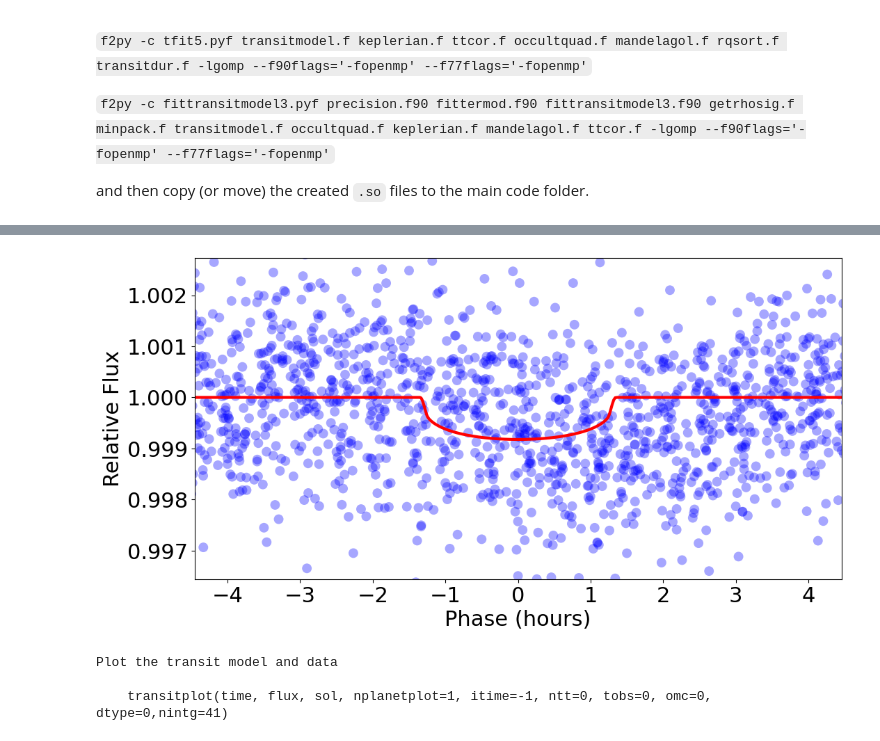
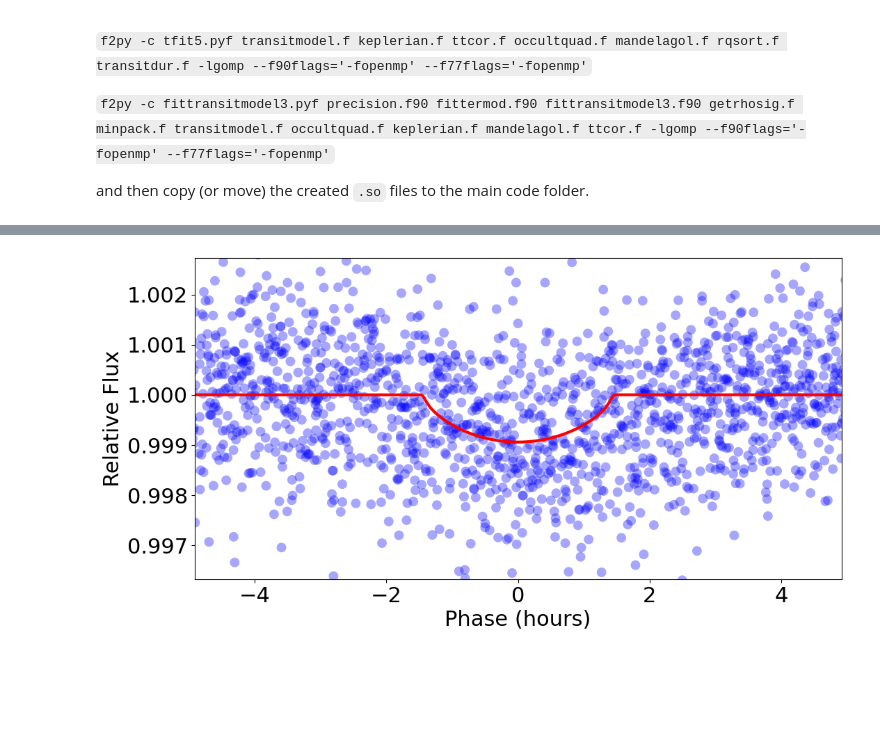
Before and after one commit to royalexis/bls_cuda, a Jupyter notebook: bls_cpu.ipynb, the cells around one changed output, grey strips where cells are left out. Saved outputs shown, nothing was run; the diff lists cells and outputs as text; code cells hidden in the pictures; blank space fills up the shorter version.

```diff
--- a/bls_cpu.ipynb
+++ b/bls_cpu.ipynb
@@ -85,30 +76,29 @@ Fortran Transit Model
 # %%
 # A basic transit model
 
-epo = 0.4498
-bper = 2.483
+bper = 2.483415
+epo = 0.44982
 rp_rs = 0.0263
 
 sol = np.zeros(18) # single planet model has up-to 18-model parameters
 
-sol[0]  = 0.8  # Mean stellar density (g/cm^3)
+sol[0]  = 0.6  # Mean stellar density (g/cm^3)
 sol[1]  = 0.0  # Only used for non-linear limb-darkening
-sol[2]  = 0.0  # Only used for non-linear limb-darkening
-sol[3]  = 0.6  # q1 (limb-darkening)
+sol[2]  = 0.6  # Only used for non-linear limb-darkening
 sol[4]  = 0.4  # q2 (limb-darkening)
 sol[5]  = 0.0  # dilution
 sol[6]  = 0.0  # Velocity offset
 sol[7]  = 0.0  # photometric zero point
-sol[8]  = epo #gbls_ans.epo            # Center of transit time (days)
-sol[9]  = bper #gbls_ans.bper           # Orbital Period (days)
+sol[8]  = epo            # Center of transit time (days)
+sol[9]  = bper           # Orbital Period (days)
 sol[10] = 0.5                     # Impact parameter
-sol[11] = rp_rs #np.sqrt(gbls_ans.depth) # Rp/R*
+sol[11] = rp_rs # Rp/R*
 sol[12] = 0.0  # sqrt(e)cos(w)
 sol[13] = 0.0  # sqrt(e)sin(w)
 sol[14] = 0.0  # RV amplitude (m/s)
 sol[15] = 0.0  # thermal eclipse depth (ppm)
 sol[16] = 0.0  # Ellipsodial variations (ppm)
 sol[17] = 0.0  # Albedo amplitude (ppm)
 tf5.transitplot(phot.time - gbls_inputs.zerotime, phot.flux + 1, sol, itime = phot.itime)
 # %% [output]
-[figure, old version]
+[figure, new version]
@@ -117,6 +104,0 @@ tmodel = tf5.transitmodel(sol, phot.time, itime = phot.itime) #how to fetch a tr
-# %%
-print(tf5.transitplot.__doc__)
-# %% [output]
-Plot the transit model and data
-
-    transitplot(time, flux, sol, nplanetplot=1, itime=-1, ntt=0, tobs=0, omc=0, dtype=0,nintg=41)
```
Also changed, not shown: parts of 16 cells of this notebook.
